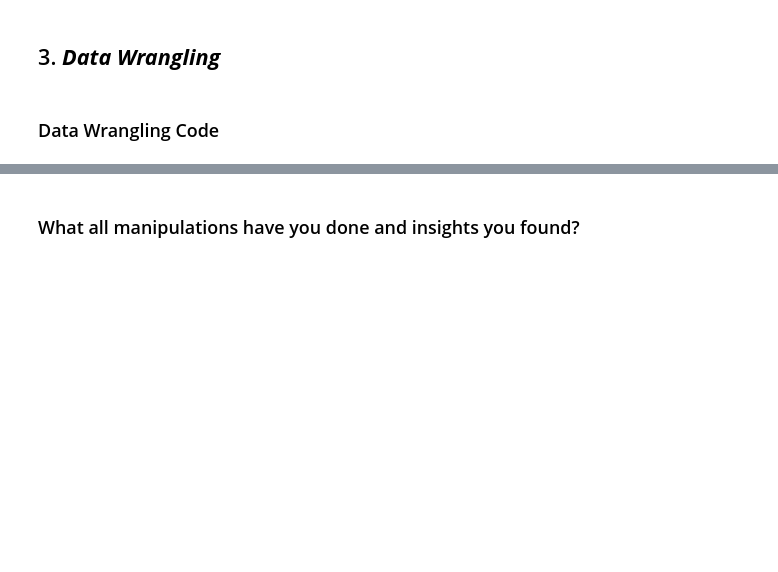
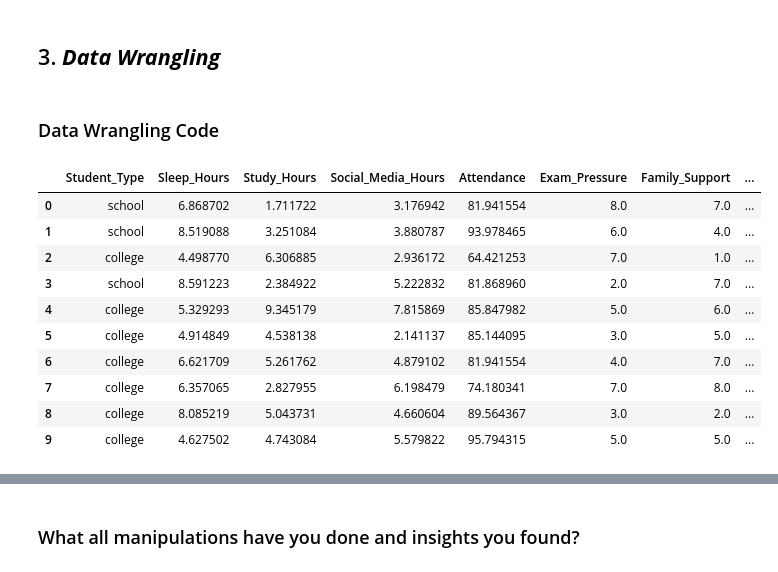
Before and after one commit to Bhuvneshwari19/student-lifestyle-stress-prediction, a Jupyter notebook: student_lifestyle_stress_prediction.ipynb, the cells around one changed output, grey strips where cells are left out. Saved outputs shown, nothing was run; the diff lists cells and outputs as text; code cells hidden in the pictures; blank space fills up the shorter version.

```diff
--- a/student_lifestyle_stress_prediction.ipynb
+++ b/student_lifestyle_stress_prediction.ipynb
@@ -227,3 +227,5 @@ Indicates the student's stress level, it contains 0 and 1, making it a binary ta
 ### Check Unique Values for each variable.
 # %%
 # Check Unique Values for each variable.
+for i in df.columns:
+    print(f"{i}: {df[i].nunique()} unique values ({df[i].unique()})")
@@ -235,0 +247,30 @@ Indicates the student's stress level, it contains 0 and 1, making it a binary ta
+# %%
+# Write your code to make your dataset analysis ready.
+df1=df.drop_duplicates().copy()  #....drop duplicate rows
+
+# fill numerical columns with median
+cols=['Sleep_Hours', 'Study_Hours', 'Social_Media_Hours','Attendance', 'Exam_Pressure', 'Family_Support','Month']
+for i in cols:
+  df1.loc[:,i]=df1[i].fillna(df1[i].median())
+
+# Fill categorical column with mode
+df1.loc[:,'Student_Type'] = df1['Student_Type'].fillna(df1['Student_Type'].mode()[0])
+
+# for invalid values
+df1.loc[df1['Study_Hours']<0,'Study_Hours']=df1['Study_Hours'].median()
+df1.loc[df1['Attendance']<0,'Attendance']=df1['Attendance'].median()
+df1.loc[df1['Attendance']>100,'Attendance']=df1['Attendance'].median()
+
+df1.head(10)
+# %% [output]
+|  | Student_Type | Sleep_Hours | Study_Hours | Social_Media_Hours | Attendance | Exam_Pressure | Family_Support | ... |
+| 0 | school | 6.868702 | 1.711722 | 3.176942 | 81.941554 | 8.0 | 7.0 | ... |
+| 1 | school | 8.519088 | 3.251084 | 3.880787 | 93.978465 | 6.0 | 4.0 | ... |
+| 2 | college | 4.498770 | 6.306885 | 2.936172 | 64.421253 | 7.0 | 1.0 | ... |
+| 3 | school | 8.591223 | 2.384922 | 5.222832 | 81.868960 | 2.0 | 7.0 | ... |
+| 4 | college | 5.329293 | 9.345179 | 7.815869 | 85.847982 | 5.0 | 6.0 | ... |
+| 5 | college | 4.914849 | 4.538138 | 2.141137 | 85.144095 | 3.0 | 5.0 | ... |
+| 6 | college | 6.621709 | 5.261762 | 4.879102 | 81.941554 | 4.0 | 7.0 | ... |
+| 7 | college | 6.357065 | 2.827955 | 6.198479 | 74.180341 | 7.0 | 8.0 | ... |
+| 8 | college | 8.085219 | 5.043731 | 4.660604 | 89.564367 | 3.0 | 2.0 | ... |
+| 9 | college | 4.627502 | 4.743084 | 5.579822 | 95.794315 | 5.0 | 5.0 | ... |
```
Also changed, not shown: parts of 5 cells of this notebook.
